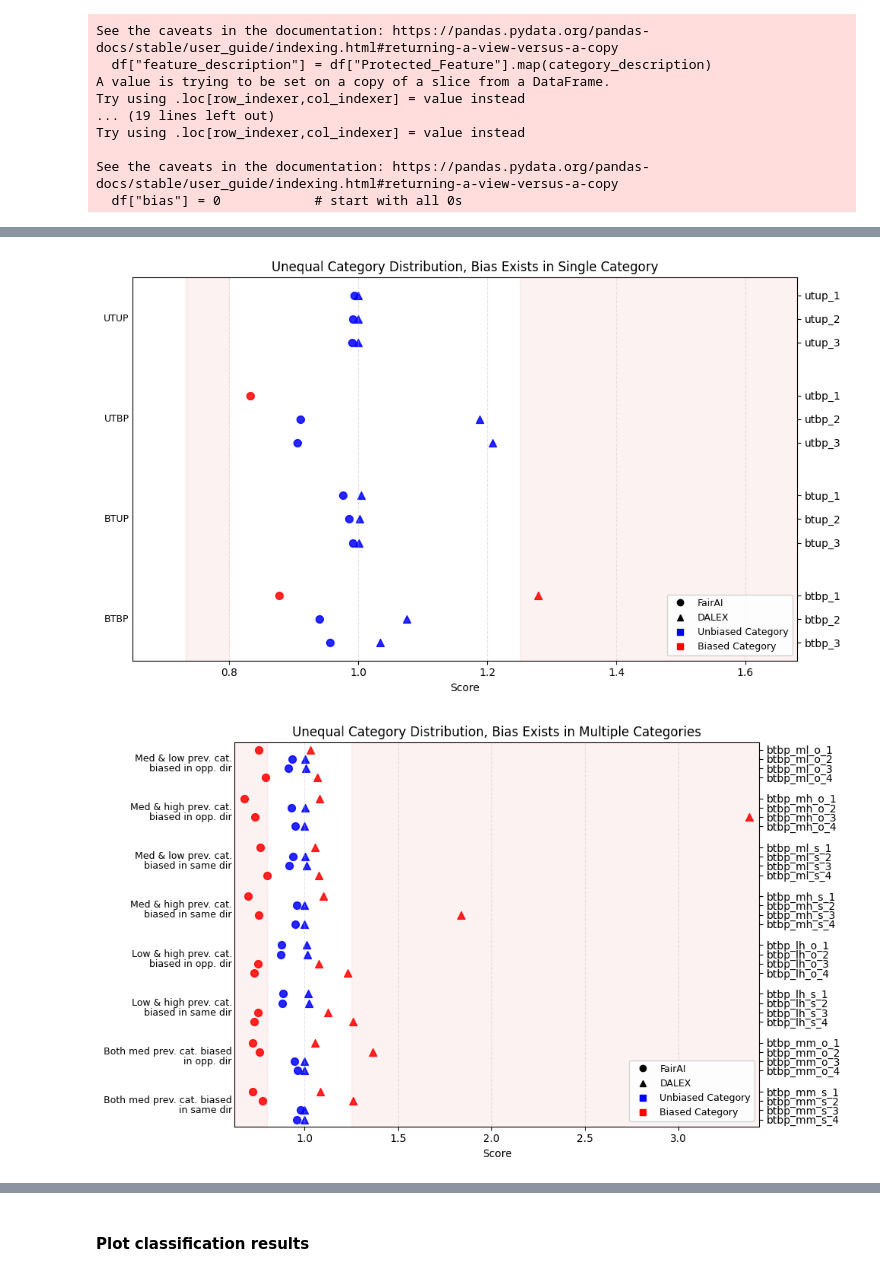
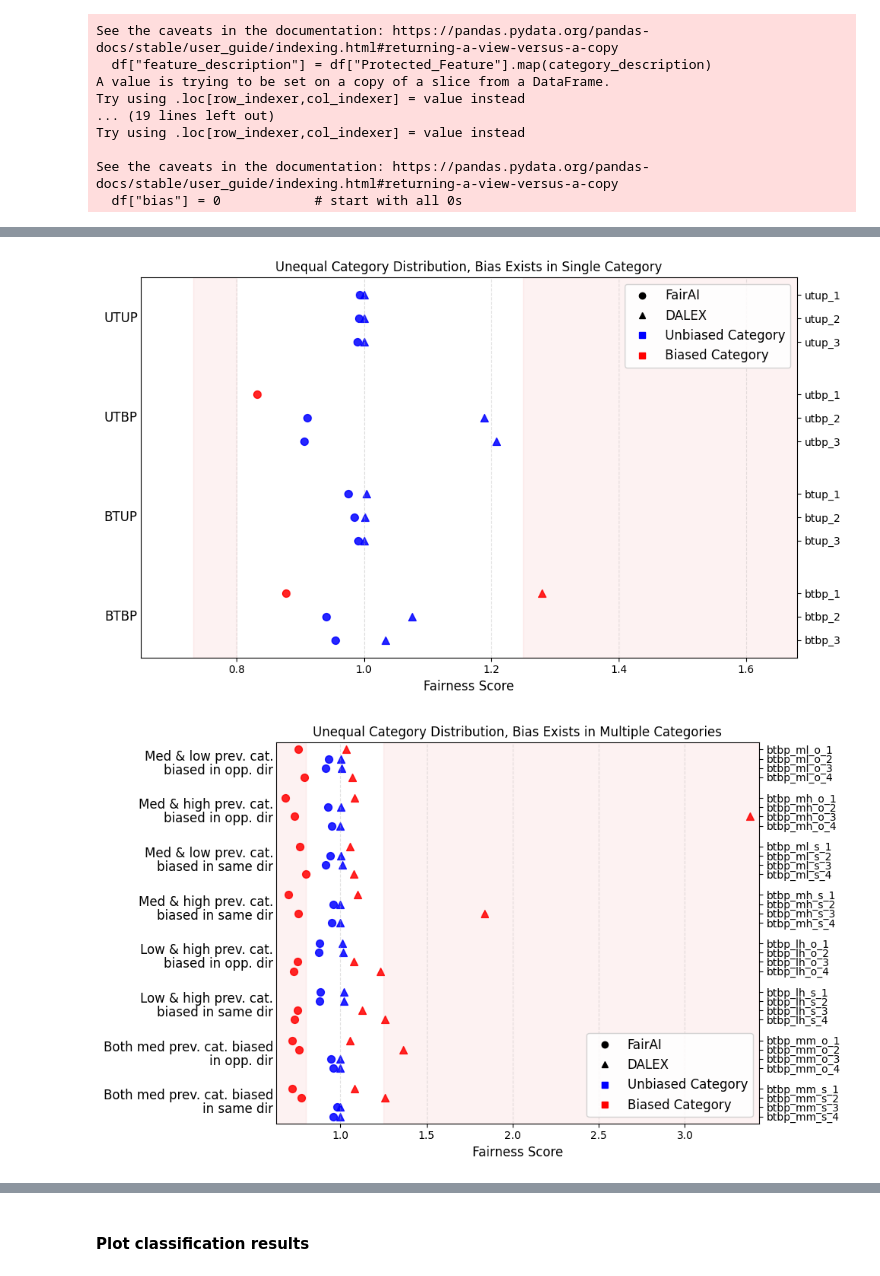
Before and after one commit to arushi-jain-27/bias_and_fairness, a Jupyter notebook: plots/plots.ipynb, the cells around one changed output, grey strips where cells are left out. Cells and saved outputs as stored; diff of their text form; code cells hidden in the pictures.

Commit message:
Change font sizes for plots

```diff
--- a/plots/plots.ipynb
+++ b/plots/plots.ipynb
@@ -177,7 +161,7 @@ See the caveats in the documentation: https://pandas.pydata.org/pandas-docs/stab
   df["bias"] = 0            # start with all 0s
 # %%
 
-def plot_fairness_dots(ax, df, *, wrap_chars=8, xlim=None):
+def plot_fairness_dots(ax, df, *, wrap_chars=8, xlim=None, legend_loc="upper right"):
     """
     Horizontal dot plot:
       - Left: Protected_Feature labels
@@ -240,7 +224,7 @@ def plot_fairness_dots(ax, df, *, wrap_chars=8, xlim=None):
         ax.text(-0.005, y_ctr, txt,
                 transform=ax.get_yaxis_transform(),
                 ha='right', va='center',
-                fontsize=9, linespacing=1.0, wrap=True,
+                fontsize=12, linespacing=1.0, wrap=True,
                 bbox=dict(facecolor='white', edgecolor='none', alpha=0.85, pad=1.5),
                 clip_on=False)
 
@@ -263,7 +247,7 @@ def plot_fairness_dots(ax, df, *, wrap_chars=8, xlim=None):
         ax.set_ylim(min(y_positions) - 0.6, max(y_positions) + 0.6)
 
     # ---- Cosmetics ----
-    ax.set_xlabel("Score")
+    ax.set_xlabel("Fairness Score", fontsize=12)
     ax.grid(True, axis='x', linestyle='--', alpha=0.35)
 
     # ---- Legends ----
@@ -274,7 +258,7 @@ def plot_fairness_dots(ax, df, *, wrap_chars=8, xlim=None):
 
     ax.legend(handles=[h1, h2, h3, h4],
               frameon=True, facecolor='white', framealpha=0.85,
-              loc='lower right', fontsize=9)
+              loc=legend_loc, fontsize=12)
 # %%
 # ---------- Usage ----------
 fig, ax = plt.subplots(figsize=(10, 6))
@@ -300,20 +284,20 @@ plt.show()
 fig, ax = plt.subplots(figsize=(10, 6))
 plot_fairness_dots(ax, df3, wrap_chars=8)  # optionally xlim=(0.4, 1.0)
 ax.set_xlim(0.65,1.68)
-ax.set_title("Unequal Category Distribution, Bias Exists in Single Category")
+ax.set_title("Unequal Category Distribution, Bias Exists in Single Category", fontsize=12)
 plt.tight_layout()
 plt.show()
 # %% [output]
-[figure, old version]
+[figure, new version]
 # %%
 # ---------- Usage ----------
 fig, ax = plt.subplots(figsize=(10, 6))
-plot_fairness_dots(ax, df4, wrap_chars=8)  # optionally xlim=(0.4, 1.0)
-ax.set_title("Unequal Category Distribution, Bias Exists in Multiple Categories")
+plot_fairness_dots(ax, df4, wrap_chars=8, legend_loc="lower right")  # optionally xlim=(0.4, 1.0)
+ax.set_title("Unequal Category Distribution, Bias Exists in Multiple Categories", fontsize=12)
 plt.tight_layout()
 plt.show()
 # %% [output]
-[figure, old version]
+[figure, new version]
 # %%
 # ---------- Usage ----------
 fig, ax = plt.subplots(figsize=(10, 6))
```
Also changed, not shown: parts of 16 cells of this notebook, 14 other files.
